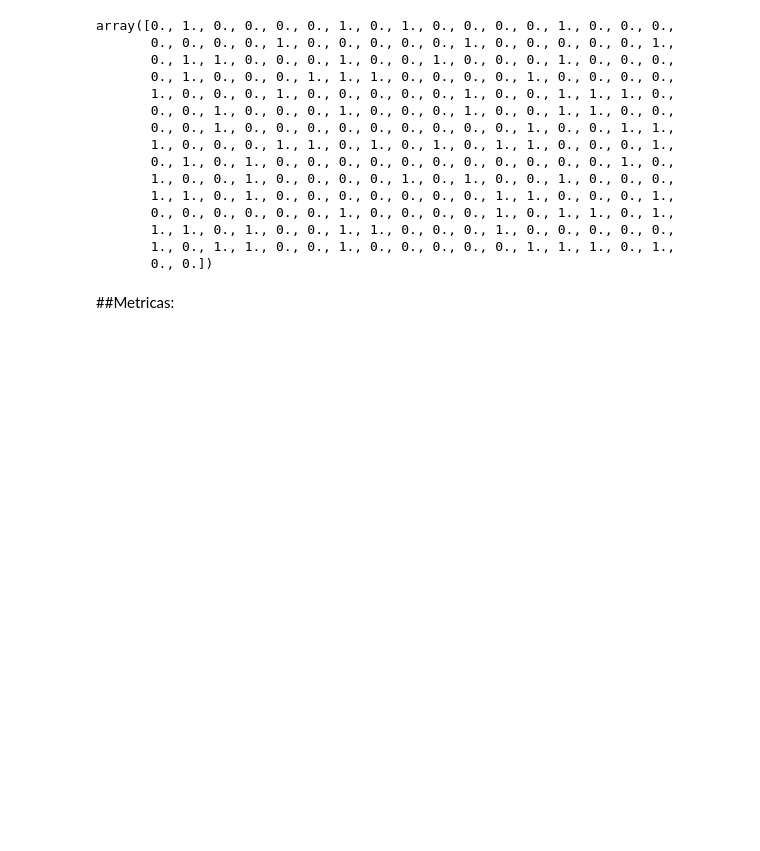
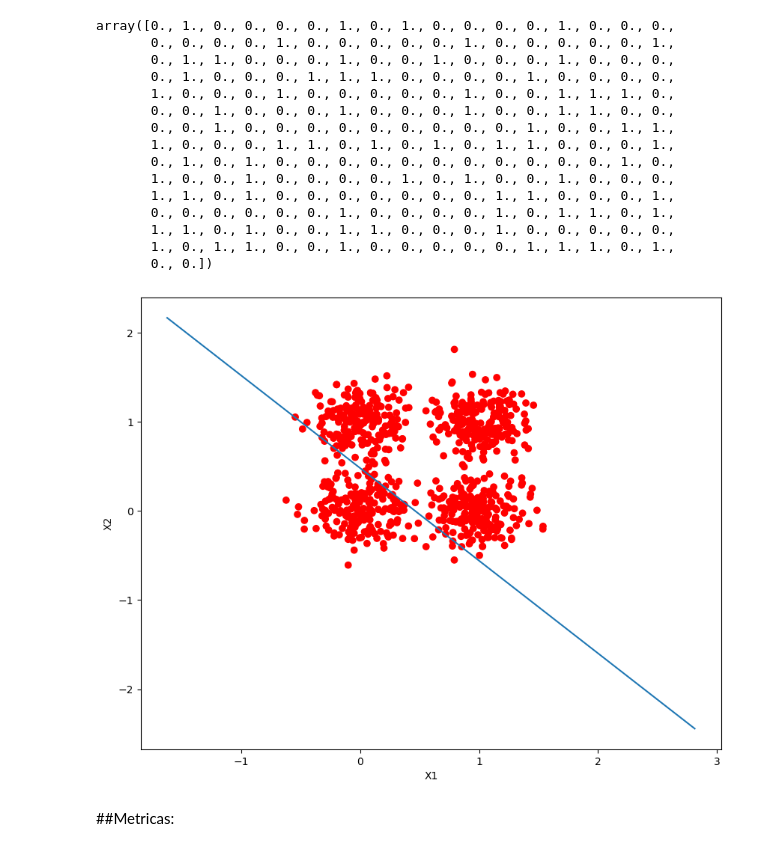
Before and after one commit to Alejandro-RL/RNA-Atividade-2.1, a Jupyter notebook: RNA_Atividade_2_1.ipynb, the cells around one changed output. Saved outputs shown, nothing was run; the diff lists cells and outputs as text; code cells hidden in the pictures; blank space fills up the shorter version.

```diff
--- a/RNA_Atividade_2_1.ipynb
+++ b/RNA_Atividade_2_1.ipynb
@@ -681,6 +689,10 @@ array([0., 1., 0., 0., 0., 0., 1., 0., 1., 0., 0., 0., 0., 1., 0., 0., 0.,
        1., 1., 0., 1., 0., 0., 1., 1., 0., 0., 0., 1., 0., 0., 0., 0., 0.,
        1., 0., 1., 1., 0., 0., 1., 0., 0., 0., 0., 0., 1., 1., 1., 0., 1.,
        0., 0.])
+# %%
+Teste2.grafico()
+# %% [output]
+[figure, added]
 # %% [markdown]
 ##Metricas:
 # %% [markdown]
```
Also changed, not shown: parts of 4 cells of this notebook.
